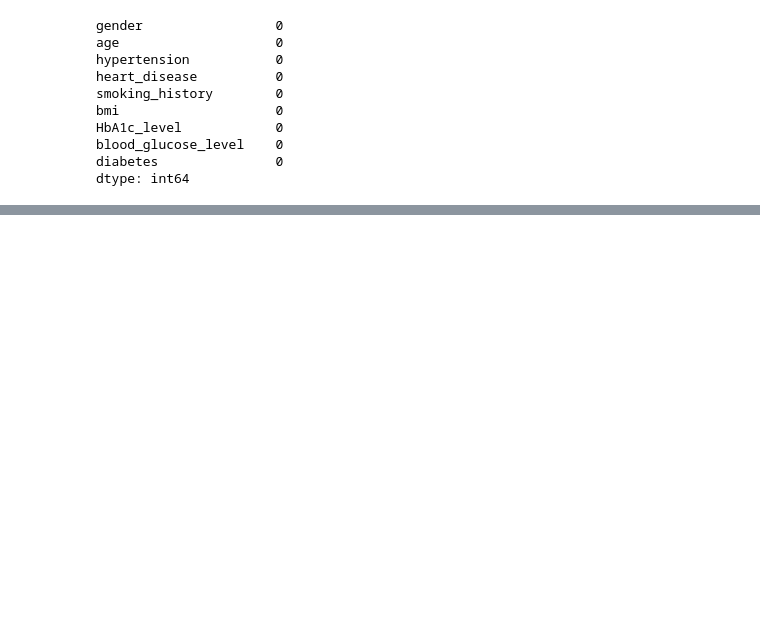
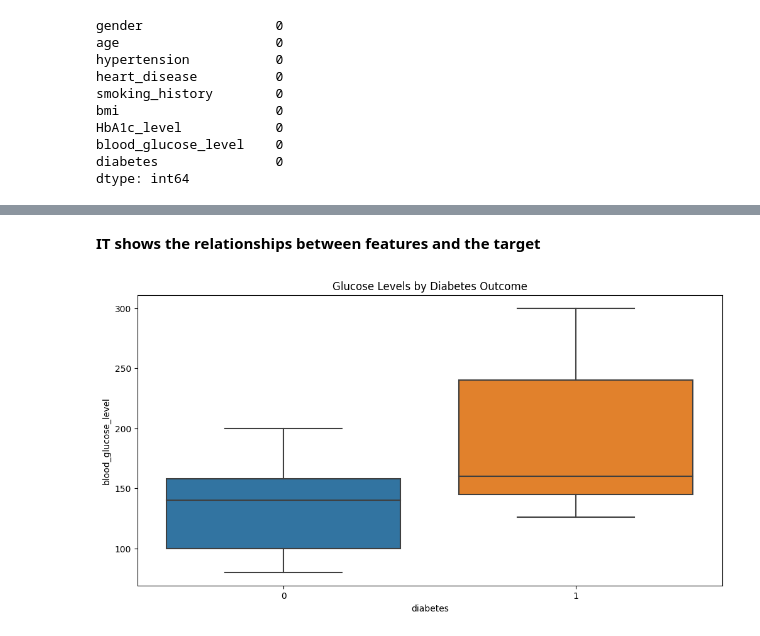
Before and after one commit to Sanhith30/Data-Science-And-ML-Projects, a Jupyter notebook: Diabetes prediction/bannu-diabetes-prediction.ipynb, the cells around one changed output, grey strips where cells are left out. Cells and saved outputs as stored; diff of their text form; code cells hidden in the pictures; blank space fills up the shorter version.

```diff
--- a/Diabetes prediction/bannu-diabetes-prediction.ipynb
+++ b/Diabetes prediction/bannu-diabetes-prediction.ipynb
@@ -46,0 +171,9 @@ dtype: int64
+# %% [markdown]
+**IT shows the relationships between features and the target**
+# %%
+plt.figure(figsize=(12,6))
+sns.boxplot(x="diabetes", y="blood_glucose_level", data=df)
+plt.title("Glucose Levels by Diabetes Outcome")
+plt.show()
+# %% [output]
+[figure, added]
```
Also changed, not shown: parts of 34 cells of this notebook.
